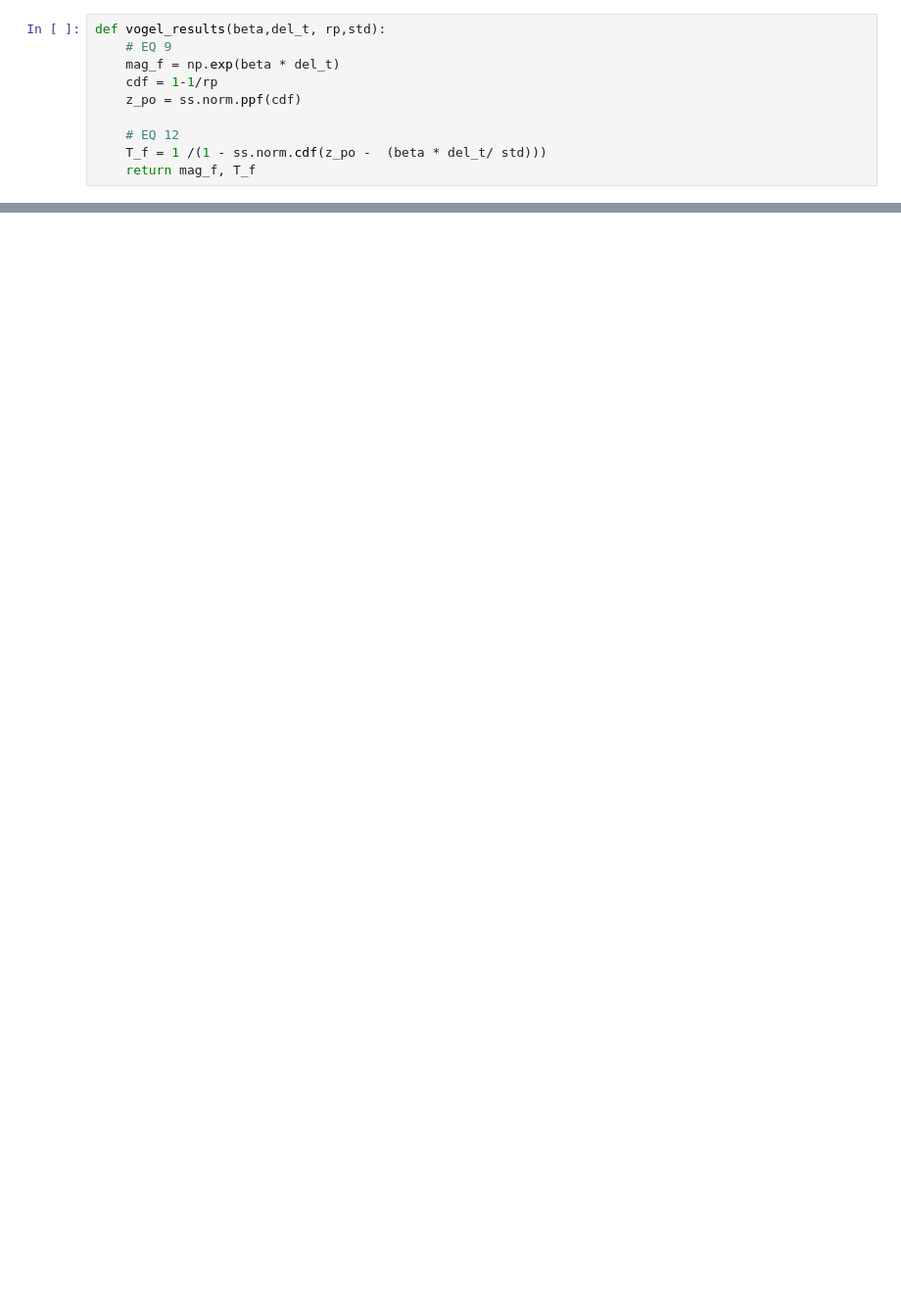
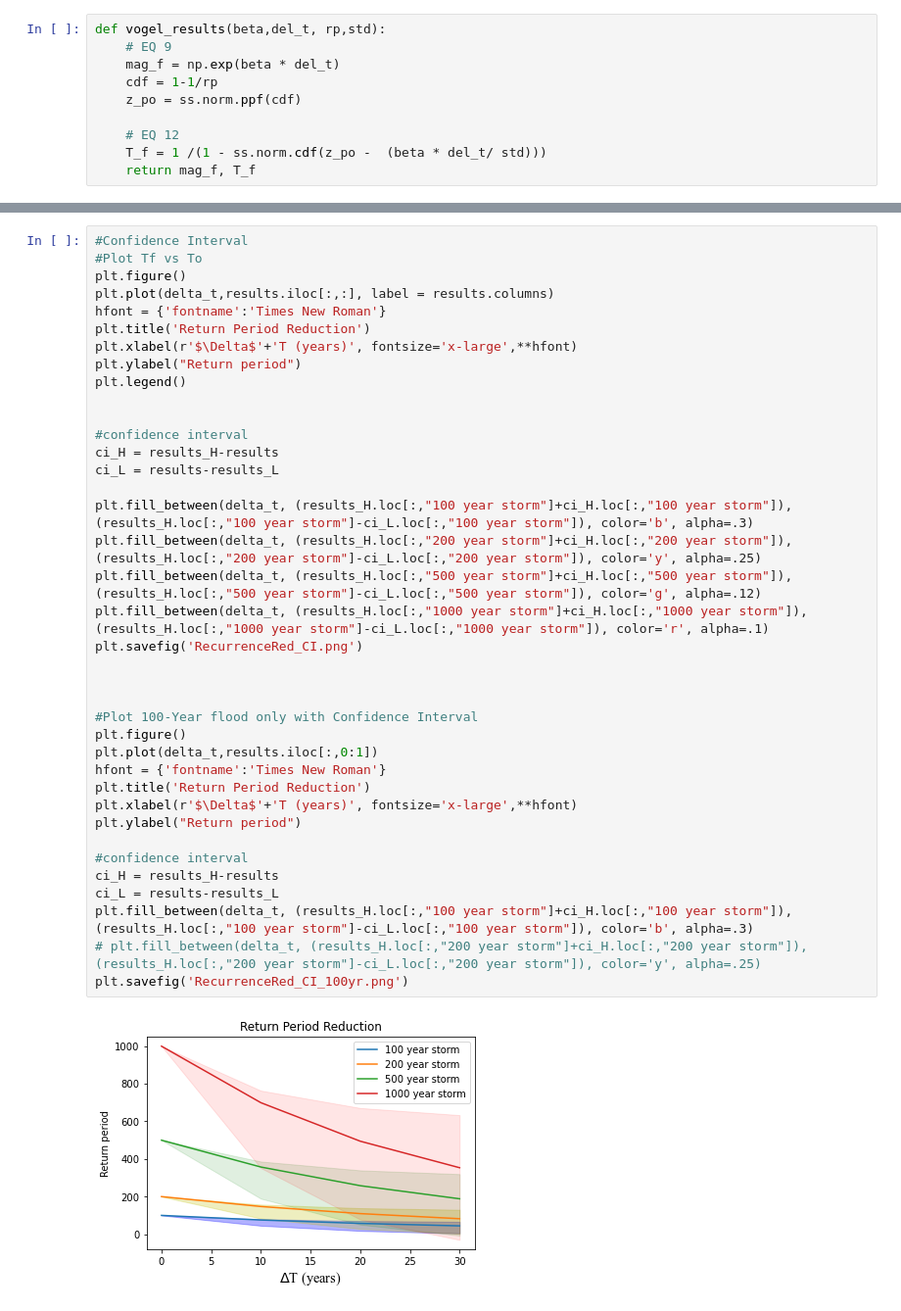
Before and after one commit to aviral-ag/Frequency-Analysis-of-Non-Stationary-Hydrological-Extremes-in-Northern-Ohio-, a Jupyter notebook: Vogel.ipynb, the cells around one changed output, grey strips where cells are left out. Shown at 98% size. Saved outputs shown, nothing was run; the diff lists cells and outputs as text; blank space fills up the shorter version.

```diff
--- a/Vogel.ipynb
+++ b/Vogel.ipynb
@@ -92,0 +105,40 @@ delta_t
+# %%
+#Confidence Interval
+#Plot Tf vs To
+plt.figure()
+plt.plot(delta_t,results.iloc[:,:], label = results.columns)
+hfont = {'fontname':'Times New Roman'}
+plt.title('Return Period Reduction')
+plt.xlabel(r'$\Delta$'+'T (years)', fontsize='x-large',**hfont)
+plt.ylabel("Return period")
+plt.legend()
+
+
+#confidence interval
+ci_H = results_H-results
+ci_L = results-results_L
+
+plt.fill_between(delta_t, (results_H.loc[:,"100 year storm"]+ci_H.loc[:,"100 year storm"]), (results_H.loc[:,"100 year storm"]-ci_L.loc[:,"100 year storm"]), color='b', alpha=.3)
+plt.fill_between(delta_t, (results_H.loc[:,"200 year storm"]+ci_H.loc[:,"200 year storm"]), (results_H.loc[:,"200 year storm"]-ci_L.loc[:,"200 year storm"]), color='y', alpha=.25)
+plt.fill_between(delta_t, (results_H.loc[:,"500 year storm"]+ci_H.loc[:,"500 year storm"]), (results_H.loc[:,"500 year storm"]-ci_L.loc[:,"500 year storm"]), color='g', alpha=.12)
+plt.fill_between(delta_t, (results_H.loc[:,"1000 year storm"]+ci_H.loc[:,"1000 year storm"]), (results_H.loc[:,"1000 year storm"]-ci_L.loc[:,"1000 year storm"]), color='r', alpha=.1)
+plt.savefig('RecurrenceRed_CI.png')
+
+
+
+#Plot 100-Year flood only with Confidence Interval
+plt.figure()
+plt.plot(delta_t,results.iloc[:,0:1])
+hfont = {'fontname':'Times New Roman'}
+plt.title('Return Period Reduction')
+plt.xlabel(r'$\Delta$'+'T (years)', fontsize='x-large',**hfont)
+plt.ylabel("Return period")
+
+#confidence interval
+ci_H = results_H-results
+ci_L = results-results_L
+plt.fill_between(delta_t, (results_H.loc[:,"100 year storm"]+ci_H.loc[:,"100 year storm"]), (results_H.loc[:,"100 year storm"]-ci_L.loc[:,"100 year storm"]), color='b', alpha=.3)
+# plt.fill_between(delta_t, (results_H.loc[:,"200 year storm"]+ci_H.loc[:,"200 year storm"]), (results_H.loc[:,"200 year storm"]-ci_L.loc[:,"200 year storm"]), color='y', alpha=.25)
+plt.savefig('RecurrenceRed_CI_100yr.png')
+# %% [output]
+[figure, added]
```
Also changed, not shown: parts of 9 cells of this notebook, 9 other files.
